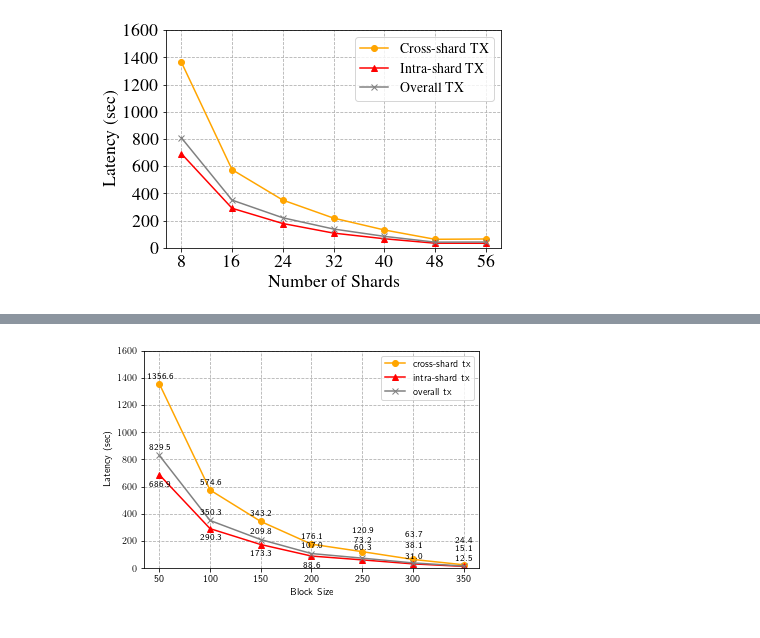
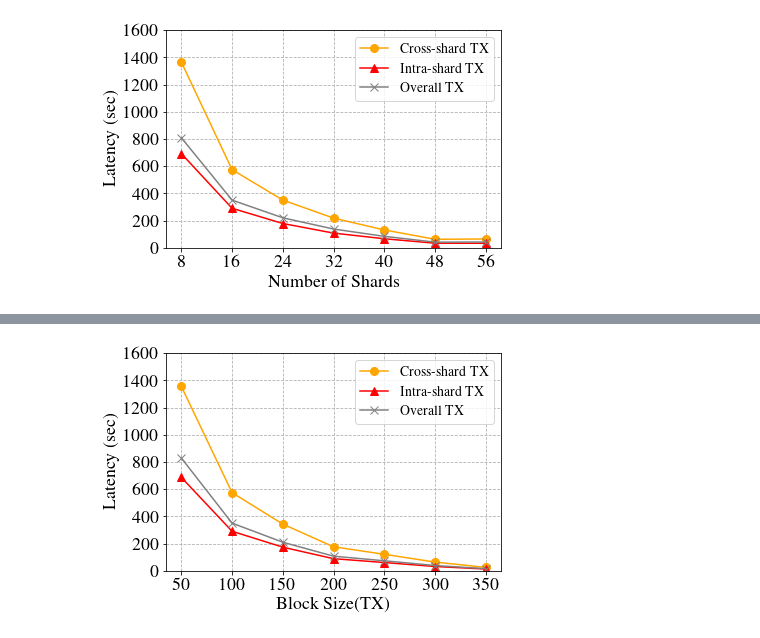
Before and after one commit to wzh4464/jessufig, a Jupyter notebook: draw_xshard.ipynb, the cells around one changed output, grey strips where cells are left out. Drawn from its saved outputs; the diff is of its cells as text; code cells hidden in the pictures.

```diff
--- a/draw_xshard.ipynb
+++ b/draw_xshard.ipynb
@@ -72,7 +72,7 @@ def plot_line_chart(data,pic_name='txrate',save=False,xlabel="TX rate / (TXs/Sec
     y = data[1:ynum+1,:]
     fig, leftaxis = plt.subplots(figsize=(6, 4))
     for i in range(ynum):
-        leftaxis.plot(x, y[i,:], color=colorlist[i], label=labellist[i],zorder=2,marker=markerlist[i])
+        leftaxis.plot(x, y[i,:], color=colorlist[i], label=labellist[i],zorder=2,marker=markerlist[i],markersize=6)
         # for j, val in enumerate(y[i,:]):
         #     if i==1:
         #         leftaxis.text(x[j], val-4.5*text_location, val, horizontalalignment='center', verticalalignment='bottom', fontdict={'fontweight':500, 'size':9})
@@ -109,7 +109,7 @@ def plot_line_chart(data,pic_name='txrate',save=False,xlabel="TX rate / (TXs/Sec
     y = data[1:ynum+1,:]
     fig, leftaxis = plt.subplots(figsize=(6, 4))
     for i in range(ynum):
-        leftaxis.plot(x, y[i,:], color=colorlist[i], label=labellist[i],zorder=2,marker=markerlist[i])
+        leftaxis.plot(x, y[i,:], color=colorlist[i], label=labellist[i],zorder=2,marker=markerlist[i],markersize=8)
         # for j, val in enumerate(y[i,:]):
         #     if i==1:
         #         leftaxis.text(x[j], val-4.5*text_location, val, horizontalalignment='center', verticalalignment='bottom', fontdict={'fontweight':500, 'size':9})
@@ -141,11 +141,11 @@ def plot_line_chart(data,pic_name='txrate',save=False,xlabel="TX rate / (TXs/Sec
     fig, leftaxis = plt.subplots(figsize=(6, 4))
     for i in range(ynum):
         leftaxis.plot(x, y[i,:], color=colorlist[i], label=labellist[i],zorder=2,marker=markerlist[i])
-        for j, val in enumerate(y[i,:]):
-            if i==1:
-                leftaxis.text(x[j], val-4.5*text_location, val, horizontalalignment='center', verticalalignment='bottom', fontdict={'fontweight':500, 'size':9})
-            else:
-                leftaxis.text(x[j], val+text_location, val, horizontalalignment='center', verticalalignment='bottom', fontdict={'fontweight':500, 'size':9})
+        # for j, val in enumerate(y[i,:]):
+        #     if i==1:
+        #         leftaxis.text(x[j], val-4.5*text_location, val, horizontalalignment='center', verticalalignment='bottom', fontdict={'fontweight':500, 'size':9})
+        #     else:
+        #         leftaxis.text(x[j], val+text_location, val, horizontalalignment='center', verticalalignment='bottom', fontdict={'fontweight':500, 'size':9})
 
     leftaxis.grid(axis='y',linestyle='--',zorder=0)
     leftaxis.grid(axis='x',linestyle='--',zorder=0)
@@ -154,6 +154,7 @@ def plot_line_chart(data,pic_name='txrate',save=False,xlabel="TX rate / (TXs/Sec
     leftaxis.set_ylabel(ylabel)
     leftaxis.set_ylim(0, ylim)
     leftaxis.set_xticks(x, x.astype(int))
+    leftaxis.set_yticks(np.arange(0,4001,500))
     # print(x)
     leftaxis.legend(loc=0)
     if ytick_k:
@@ -168,5 +169,5 @@ data=np.loadtxt('source/blk_size.txt')
 data=np.transpose(data)
 data=data.round(1)
 
-plot_line_chart(data=data,pic_name='blk_size_throughput',save=True,xlabel="Block Size", ylabel="Throughput (tps)",text_location=30,ylim=4000,labellist=['overall tx', 'effective tx', 'cross-shard tx'],colorlist = ['grey','blue','orange','black','blue','green'],markerlist = ['x','s','o','s','v','1','v'])
+plot_line_chart(data=data,pic_name='blk_size_throughput',save=True,xlabel="Block Size (TX)", ylabel="Throughput (tps)",text_location=30,ylim=4000,labellist=['Overall TX','Effective TX','Cross-shard TX'],colorlist = ['grey','blue','orange','black','blue','green'],markerlist = ['x','s','o','s','v','1','v'])
 # %% [output]
@@ -199,53 +175,50 @@ plt.show()
 # %%
 df = pd.read_csv('source/latency_blksize.csv')
 data = np.transpose(df.to_numpy())
 data = data.round(1)
 
 def plot_line_chart(data,pic_name='txrate',save=False,xlabel="TX rate / (TXs/Sec)",ylabel="Throughput (tps)",text_location=50,ylim=2800,labellist=['bsize=100','bsize=150','bsize=80','bsize=50'],ytick_k=False,xlim=1000000,xscale=5,colorlist = ['orange','red','grey','black','blue','green'],markerlist = ['o','^','x','s','v','1','v']):
     x = data[0,:]
     ynum = np.size(data,0)-1
     y = data[1:ynum+1,:]
     fig, leftaxis = plt.subplots(figsize=(6, 4))
     for i in range(ynum):
-        leftaxis.plot(x, y[i,:], color=colorlist[i], label=labellist[i],zorder=2,marker=markerlist[i])
-        for j, val in enumerate(y[i,:]):
-            if i==1:
-                if j<4:
-                    leftaxis.text(x[j], val-4*text_location, val, horizontalalignment='center', verticalalignment='bottom', fontdict={'fontweight':500, 'size':9})
-                else:
-                    if j>4:
-                        leftaxis.text(x[j], val+text_location, val, horizontalalignment='center', verticalalignment='bottom', fontdict={'fontweight':500, 'size':9})
-                    else:
-                        leftaxis.text(x[j], val+2.5*text_location, val, horizontalalignment='center', verticalalignment='bottom', fontdict={'fontweight':500, 'size':9,})
-            else:
-                if j>3:
-                    if j==4:
-                        if i==0:
-                            leftaxis.text(x[j], val+(5-i)*text_location, val, horizontalalignment='center', verticalalignment='bottom', fontdict={'fontweight':500, 'size':9})
-                        else:
-                            leftaxis.text(x[j], val+(6-i)*text_location, val, horizontalalignment='center', verticalalignment='bottom', fontdict={'fontweight':500, 'size':9})
-                    else:
-                        leftaxis.text(x[j], val+(6-i)*text_location, val, horizontalalignment='center', verticalalignment='bottom', fontdict={'fontweight':500, 'size':9})
-                else:
-                    leftaxis.text(x[j], val+text_location, val, horizontalalignment='center', verticalalignment='bottom', fontdict={'fontweight':500, 'size':9})
+        leftaxis.plot(x, y[i,:], color=colorlist[i], label=labellist[i],zorder=2,marker=markerlist[i],markersize=8)
+        # for j, val in enumerate(y[i,:]):
+        #     if i==1:
+        #         if j<4:
+        #             leftaxis.text(x[j], val-4*text_location, val, horizontalalignment='center', verticalalignment='bottom', fontdict={'fontweight':500, 'size':9})
+        #         else:
+        #             if j>4:
+        #                 leftaxis.text(x[j], val+text_location, val, horizontalalignment='center', verticalalignment='bottom', fontdict={'fontweight':500, 'size':9})
+        #             else:
+        #                 leftaxis.text(x[j], val+2.5*text_location, val, horizontalalignment='center', verticalalignment='bottom', fontdict={'fontweight':500, 'size':9,})
+        #     else:
+        #         if j>3:
+        #             if j==4:
+        #                 if i==0:
+        #                     leftaxis.text(x[j], val+(5-i)*text_location, val, horizontalalignment='center', verticalalignment='bottom', fontdict={'fontweight':500, 'size':9})
+        #                 else:
+        #                     leftaxis.text(x[j], val+(6-i)*text_location, val, horizontalalignment='center', verticalalignment='bottom', fontdict={'fontweight':500, 'size':9})
+        #             else:
+        #                 leftaxis.text(x[j], val+(6-i)*text_location, val, horizontalalignment='center', verticalalignment='bottom', fontdict={'fontweight':500, 'size':9})
+        #         else:
+        #             leftaxis.text(x[j], val+text_location, val, horizontalalignment='center', verticalalignment='bottom', fontdict={'fontweight':500, 'size':9})
     leftaxis.grid(axis='y',linestyle='--',zorder=0)
     leftaxis.grid(axis='x',linestyle='--',zorder=0)
     leftaxis.set_xlabel(xlabel)
     leftaxis.set_ylabel(ylabel)
     leftaxis.set_ylim(0, ylim)
     leftaxis.set_xticks(x, x.astype(int))
     leftaxis.legend(loc=0)
-    if ytick_k:
-        plt.yticks(np.linspace(0,xlim,xscale+1),np.linspace(0,10,xscale+1))
-        plt.xticks(np.linspace(8,64,8))
-        leftaxis.set_xlim(4, 68)
+    leftaxis.set_yticks(np.arange(0,ylim+1,200))
     if save:
         plt.savefig("pic/"+time.strftime("%Y-%m-%d %H:%M:%S", time.localtime())+"_Figure_"+pic_name+".png", dpi=600, bbox_inches='tight')
     plt.show()
 
-plot_line_chart(data=data,pic_name='latency-blksize',save=True,xlabel="Block Size", ylabel="Latency (sec)",text_location=25,ylim=1600,labellist=['cross-shard tx', 'intra-shard tx', 'overall tx'])
+plot_line_chart(data=data,pic_name='latency-blksize',save=True,xlabel="Block Size(TX)", ylabel="Latency (sec)",text_location=25,ylim=1600,labellist=['Cross-shard TX', 'Intra-shard TX', 'Overall TX'])
 # %% [output]
-[figure, old version]
+[figure, new version]
 # %%
 data=(np.transpose(np.loadtxt('source/th_txar.txt'))).round(1)
 
```
Also changed, not shown: parts of 5 cells of this notebook.
